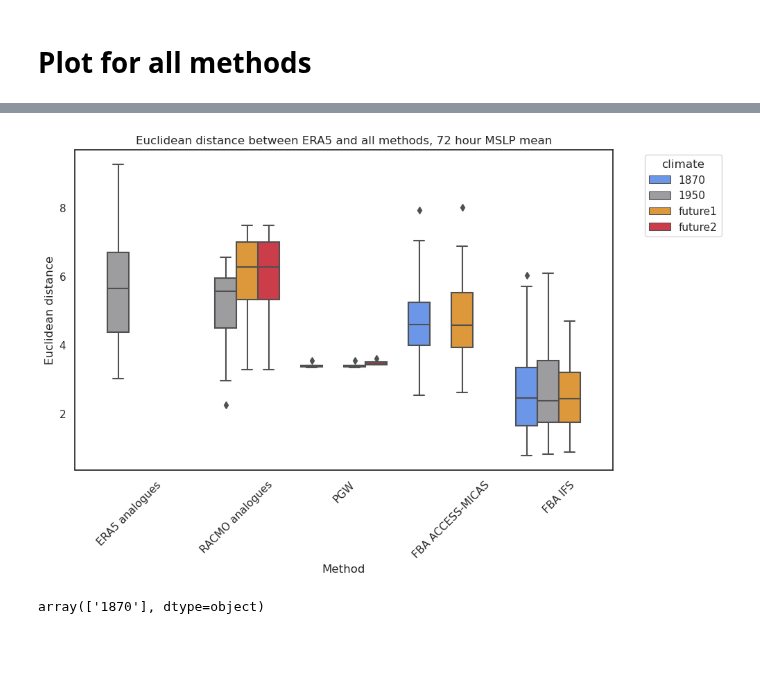
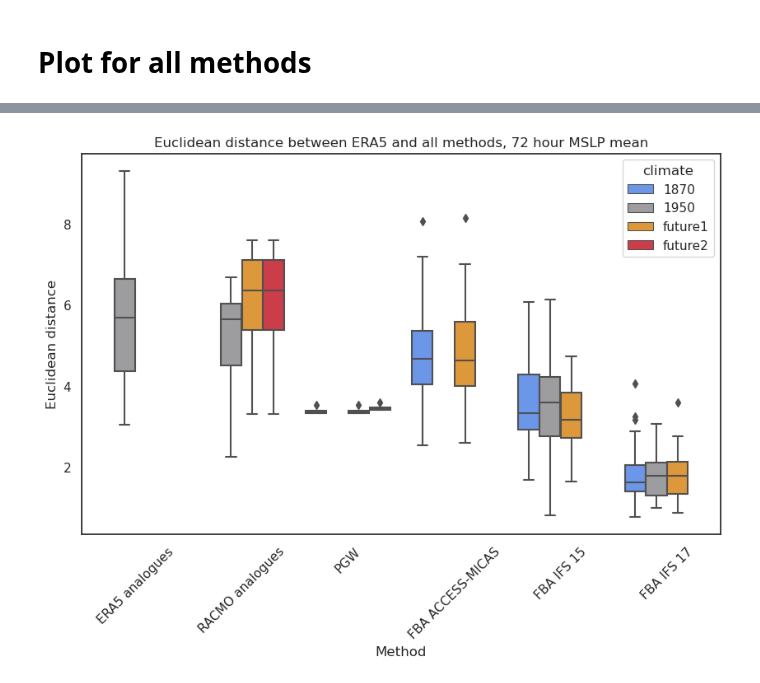
Before and after one commit to shirin-ermis/Storm_Babet, a Jupyter notebook: notebooks/13_euclidean_distances.ipynb, the cells around one changed output, grey strips where cells are left out. Drawn from its saved outputs; the diff is of its cells as text; code cells hidden in the pictures; blank space fills up the shorter version.

Commit message:
separated ifs inidates

```diff
--- a/notebooks/13_euclidean_distances.ipynb
+++ b/notebooks/13_euclidean_distances.ipynb
@@ -237,17 +272,17 @@ for clim in ['1870', 'future1', 'future2']:
 # %%
 # IFS
 ifs_dist = {}
-for clim in ['1870', '1950', 'future1']:
-    ifs_dist[clim] = {}
-    for ini in ['2023-10-15', '2023-10-17']:
+for ini in ['2023-10-15', '2023-10-17']:
+    ifs_dist[ini] = {}
+    for clim in ['1870', '1950', 'future1']:
         with_members = ifs.sel(climate=clim, inidate=ini).msl
-        ifs_dist[clim][ini] = np.array(dask.compute(mean_euclidean_distance(with_members, era5_72, latname='latitude', lonname='longitude')))[0]
+        ifs_dist[ini][clim] = np.array(dask.compute(mean_euclidean_distance2(with_members, era5_72, latname='latitude', lonname='longitude')))[0]
 # %%
 # MICAS
 micas_dist = {}
 for clim in ['1870', 'future1']:
     with_members = micas.sel(climate=clim).msl
-    micas_dist[clim] = np.array(dask.compute(mean_euclidean_distance(with_members, era5_72, latname='lat', lonname='lon')))[0]
+    micas_dist[clim] = np.array(dask.compute(mean_euclidean_distance2(with_members, era5_72, latname='lat', lonname='lon')))[0]
 # %% [markdown]
 # Plot for all methods
 # %%
@@ -268,11 +303,20 @@ pgw_df = pd.concat(
     ignore_index=True
 )
 # IFS
-nested_dfs = [[pd.DataFrame({"distance": arr}).assign(climate=key_clim, inidate=inidate, method="FBA IFS")
-     for inidate, arr in inner_dict.items()]
-     for key_clim, inner_dict in ifs_dist.items()]
-flat_dfs = [df for sublist in nested_dfs for df in sublist]
-ifs_df = pd.concat(flat_dfs, ignore_index=True)
+# nested_dfs = [[pd.DataFrame({"distance": arr}).assign(climate=key_clim, inidate=inidate, method="FBA IFS")
+#      for inidate, arr in inner_dict.items()]
+#      for key_clim, inner_dict in ifs_dist.items()]
+# flat_dfs = [df for sublist in nested_dfs for df in sublist]
+ifs15_df = pd.concat(
+    [pd.DataFrame({"distance": arr}).assign(climate=key, method="FBA IFS 15")
+     for key, arr in ifs_dist['2023-10-15'].items()],
+    ignore_index=True
+)
+ifs17_df = pd.concat(
+    [pd.DataFrame({"distance": arr}).assign(climate=key, method="FBA IFS 17")
+     for key, arr in ifs_dist['2023-10-17'].items()],
+    ignore_index=True
+)
 # MICAS
 micas_df = pd.concat(
     [pd.DataFrame({"distance": arr}).assign(climate=key, method="FBA ACCESS-MICAS")
@@ -280,7 +324,7 @@ micas_df = pd.concat(
     ignore_index=True
 )
 # %%
-plot_df = pd.concat([era5_df, racmo_df, pgw_df, micas_df, ifs_df], ignore_index=True)
+plot_df = pd.concat([era5_df, racmo_df, pgw_df, micas_df, ifs15_df, ifs17_df], ignore_index=True)
 # %%
 ifs_df = pd.concat(
     [[pd.DataFrame({"distance": arr}).assign(climate=key_clim, inidate=inidate, method="FBA IFS")
@@ -308,18 +337,13 @@ colors = [color_palette[0], color_palette[4], color_palette[1], color_palette[2]
 # %%
 plt.figure(figsize=(10, 6))
 sns.boxplot(x='method', y='distance', hue='climate', data=plot_df,
             palette=colors,
             hue_order=['1870', '1950', 'future1', 'future2'],)
 plt.ylabel('Euclidean distance')
 plt.xlabel('Method')
 plt.title("Euclidean distance between ERA5 and all methods, 72 hour MSLP mean")
-plt.legend(title='climate', bbox_to_anchor=(1.05, 1), loc='upper left')
+plt.legend(title='climate')#, bbox_to_anchor=(1.05, 1), loc='upper left')
 plt.xticks(rotation=45)
 plt.show()
 # %% [output]
-[figure, old version]
+[figure, new version]
-# %%
-# filter plot_df for FBA IFS
-plot_df[plot_df['method'] == 'FBA IFS'].climate.unique()
-# %% [output]
-array(['1870'], dtype=object)
```
Also changed, not shown: parts of 6 cells of this notebook.
